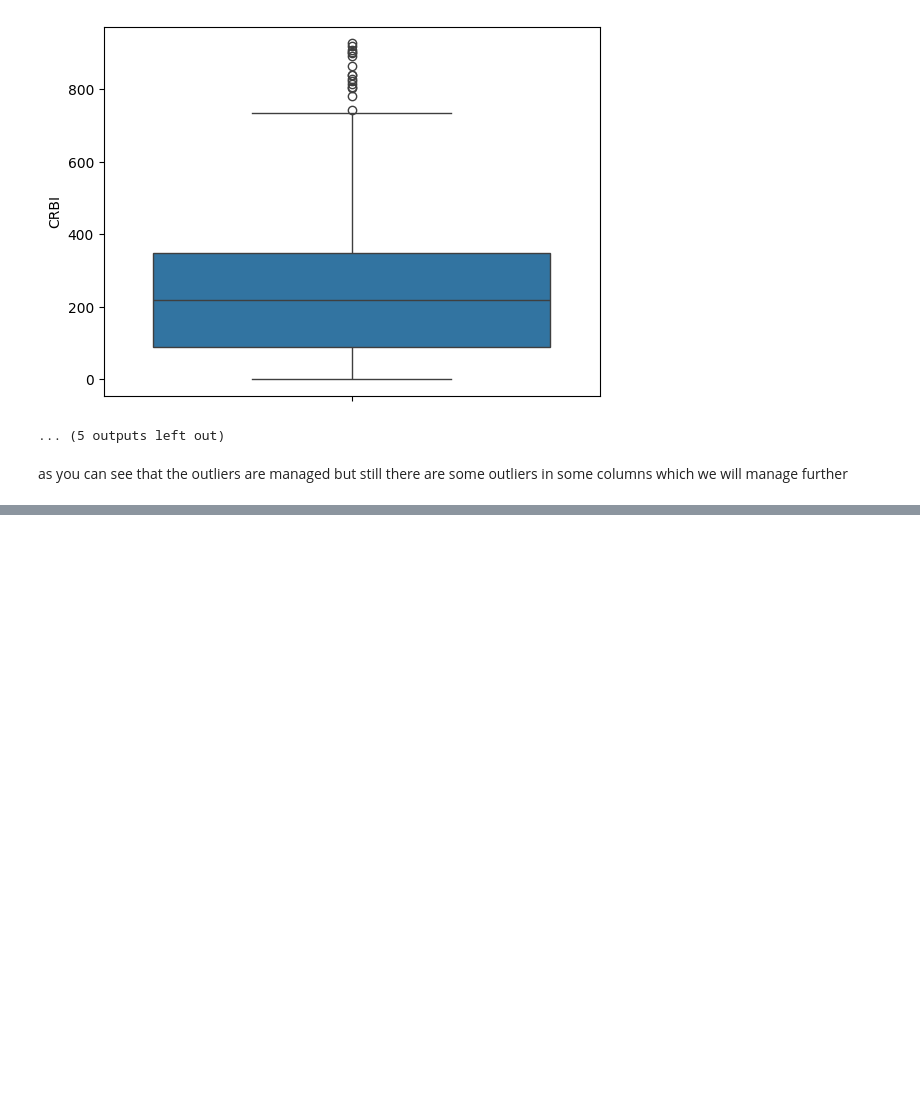
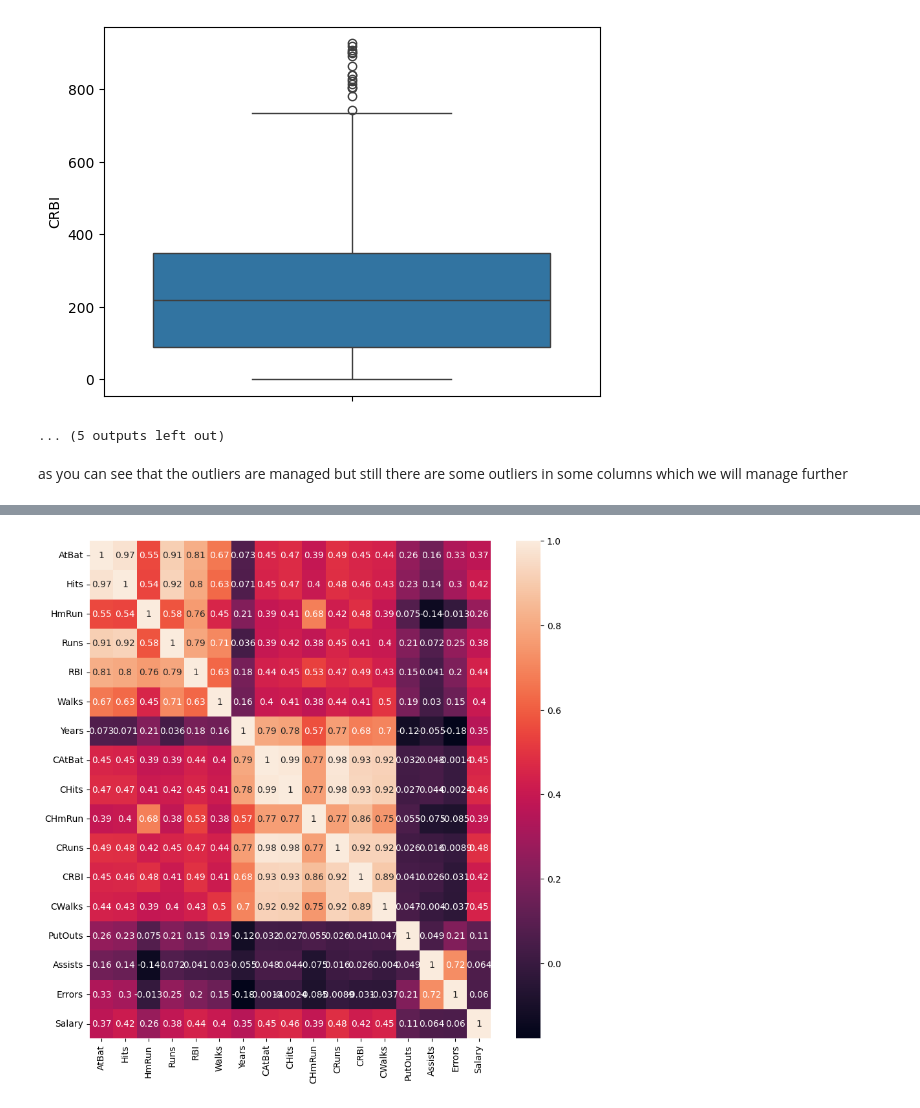
Before and after one commit to devpatel0005/Baseball-Player-Salary-Prediction, a Jupyter notebook: IPL_Player_Salary_Prediction.ipynb, the cells around one changed output, grey strips where cells are left out. Cells and saved outputs as stored; diff of their text form; code cells hidden in the pictures; blank space fills up the shorter version.

```diff
--- a/IPL_Player_Salary_Prediction.ipynb
+++ b/IPL_Player_Salary_Prediction.ipynb
@@ -205,3 +206,9 @@ for i in num_cols:
  as you can see that the outliers are managed but still there are some outliers in some columns which we will manage further
 # %%
 # now we will implement the skewness and  its transformations and the VIF method ,correlations,pairplots,scatterpltos, feature selection and then the categorical EDA
+# %%
+skew_col=[]
+for i in num_cols:
+  if (df[i].skew()>0.75) | (df[i].skew()<-0.75):
+    print(i,df[i].skew())
+    skew_col.append(i)
@@ -207,0 +226,2 @@ for i in num_cols:
+# %%
+skew_col.remove('Salary')
@@ -207,0 +240,3 @@ for i in num_cols:
+# %%
+for i in skew_col:
+  df[i]=np.log1p(df[i])
@@ -207,0 +277,6 @@ for i in num_cols:
+# %%
+plt.figure(figsize=(10,10))
+sns.heatmap(df[num_cols].corr(),annot=True)
+plt.show()
+# %% [output]
+[figure, added]
```
Also changed, not shown: parts of 16 cells of this notebook.
